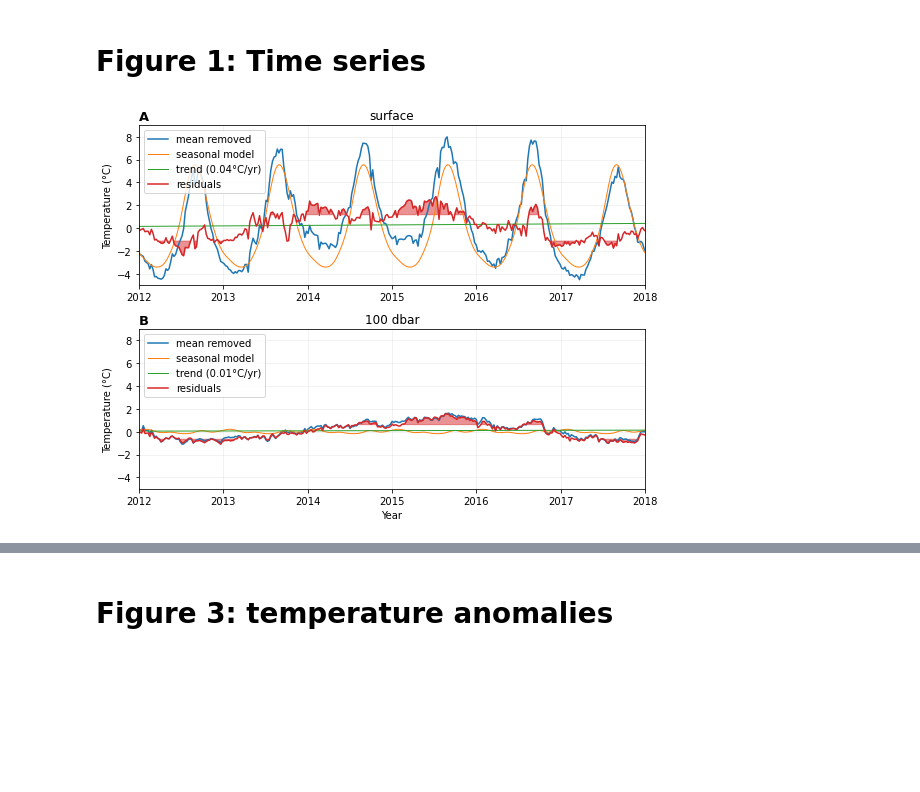
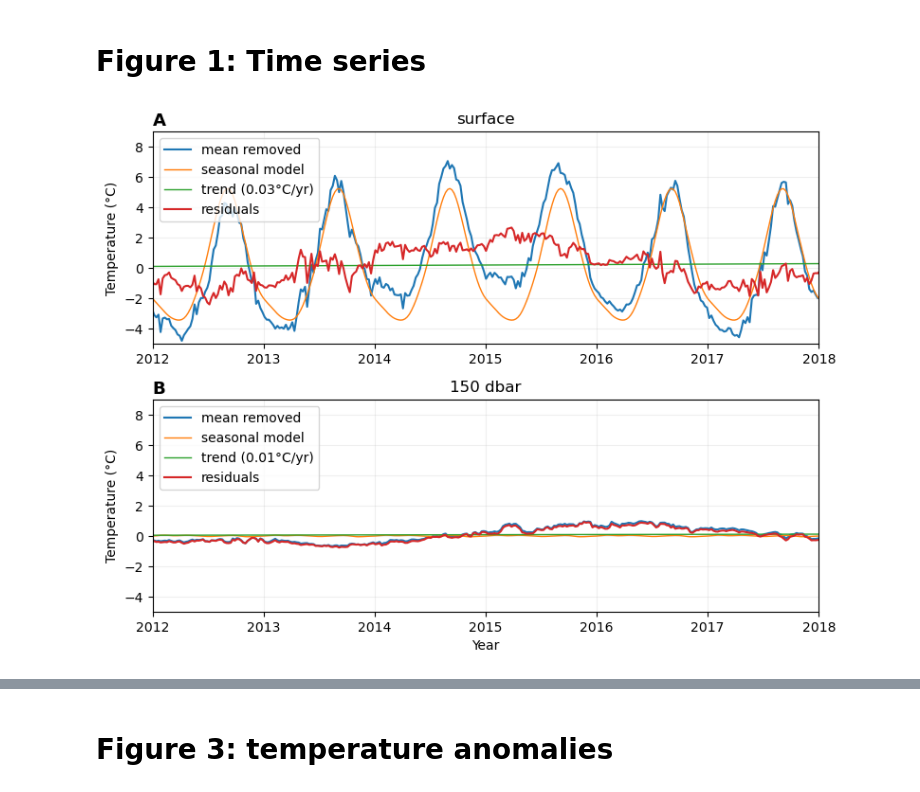
Before and after one commit to zacharykerickson/Packman_etal_JGR25, a Jupyter notebook: Figures_final.ipynb, the cells around one changed output, grey strips where cells are left out. Drawn from its saved outputs; the diff is of its cells as text; code cells hidden in the pictures; blank space fills up the shorter version.

```diff
--- a/Figures_final.ipynb
+++ b/Figures_final.ipynb
@@ -97,7 +105,7 @@ Extract data
 files = np.sort(glob('/Users/erickson/Documents/Data/RFROM/*.nc'))
 data = xarray.open_mfdataset(files)
 # %%
-latitude_locations = [45,0,-35]
-longitude_locations = [-140,-145,160]
+latitude_locations = [43,0,-35]
+longitude_locations = [-135,-160,155]
 latitude_inds = np.array([np.argmin(np.abs(l-data.variables['latitude'].values)) for l in latitude_locations])
 longitude_inds = np.array([np.argmin(np.abs(np.mod(l,360)-data.variables['longitude'].values)) for l in longitude_locations])
@@ -104,10 +117,10 @@ longitude_inds = np.array([np.argmin(np.abs(np.mod(l,360)-data.variables['longit
 # %%
 yeartime = to_decimal_year(data['time'].values)
 pressure = data['mean_pressure'].values
-# %% [markdown]
-# Figure 1: Time series
+# %% [markdown]
+# Figure 1: Time series
 # %%
-pres = [2.5,100]
+pres = [2.5,150]
 presinds = [np.argmin(np.abs(data['mean_pressure'].values-p)) for p in pres]
 temps = [data['ocean_temperature'][:,ind,latitude_inds[0],longitude_inds[0]].values for ind in presinds]
 # %%
@@ -118,29 +128,27 @@ MCS_threshold = [np.percentile(t['data'],10) for t in temp_detrend]
 # %%
 fig,ax = plt.subplots(2,1,figsize=(8,6))
 for i in range(2):
     ax[i].plot(yeartime, temps[i]-np.mean(temps[i]),label='mean removed')
     ax[i].plot(yeartime, temp_detrend[i]['seasons_model'], label='seasonal model', lw=1) # verifying seasons model is realistic-looking
     ax[i].plot(yeartime, temp_detrend[i]['trend'], label='trend (%.02f°C/yr)'%temp_detrend[i]['coefs'][1], lw=1) # verifying trend != 0
     ax[i].plot(yeartime, temp_detrend[i]['data'], label='residuals')
-    ax[i].fill_between(yeartime, MHW_threshold[i], temp_detrend[i]['data'],where=temp_detrend[i]['data']>MHW_threshold[i],color='C3',alpha=0.5)
-    ax[i].fill_between(yeartime, MCS_threshold[i], temp_detrend[i]['data'], where=temp_detrend[i]['data']<MCS_threshold[i],color='C3',alpha=0.5)
 
 for a in ax:
     a.set_ylim([-5,9])
     a.set_xlim([2012,2018])
     a.set_ylabel('Temperature (°C)')
     a.legend(loc='upper left',framealpha=0.8,ncol=1)
     a.grid(alpha=0.2)
 
 ax[0].set_title('surface')
-ax[1].set_title('100 dbar')
+ax[1].set_title('%d dbar'%pres[1])
 ax[1].set_xlabel('Year')
 plt.tight_layout()
 
 for a,panel in zip(ax,['A','B']):
     a.annotate(panel,(0.0,1.03),xycoords='axes fraction',fontweight='bold',fontsize=13)
 
 plt.savefig('Figure_timeseries_final.png',dpi=300)
 # %% [output]
-[figure, old version]
+[figure, new version]
 # %% [markdown]
```
Also changed, not shown: parts of 59 cells of this notebook, 11 other files.
